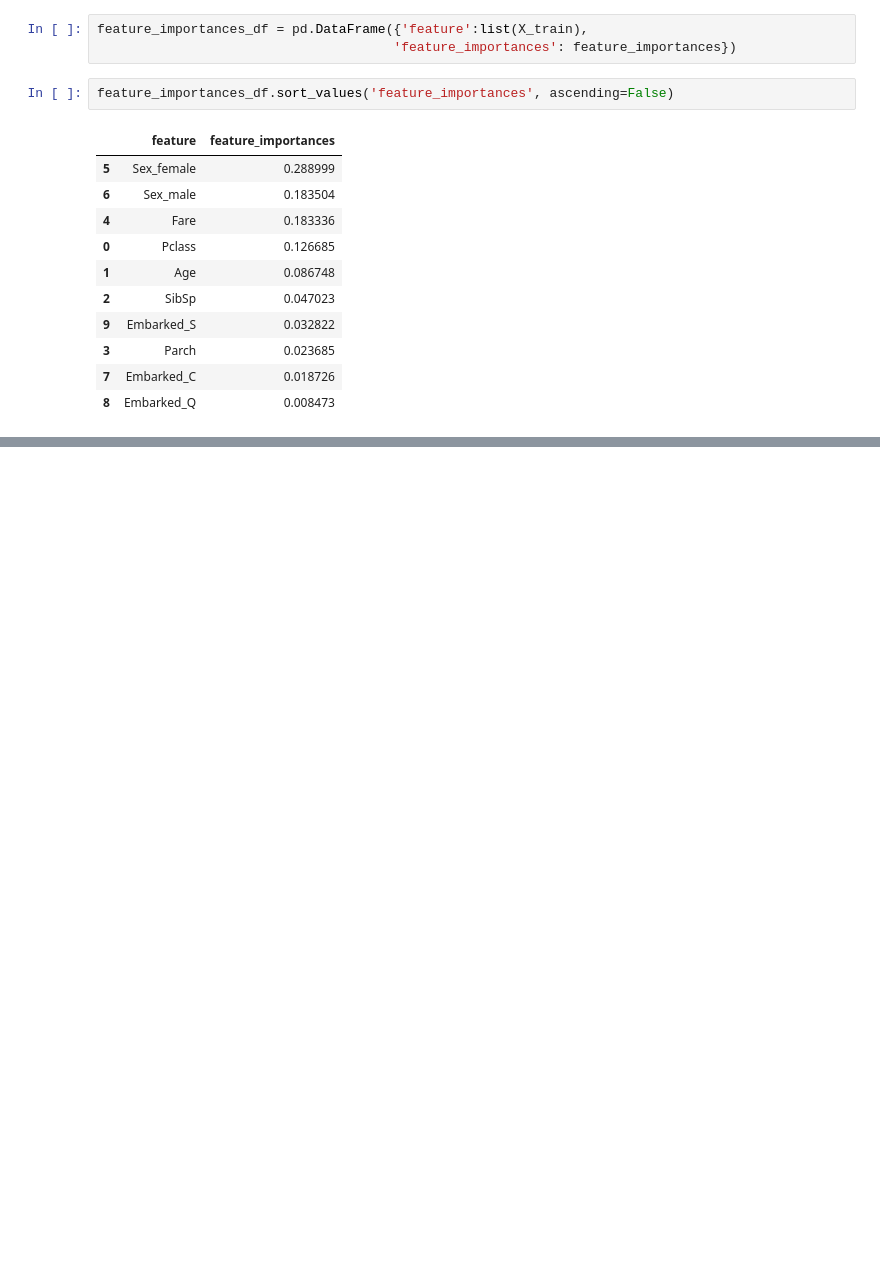
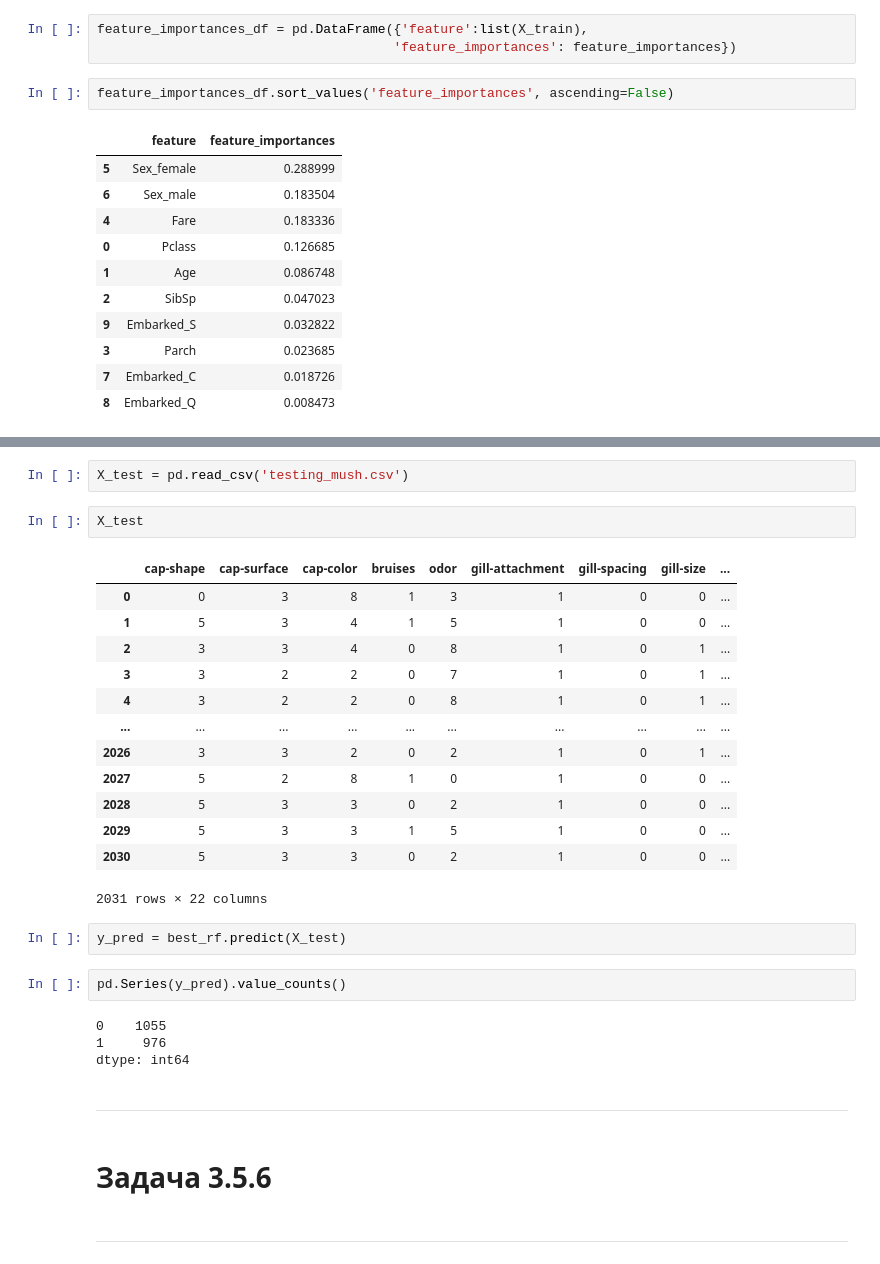
Before and after one commit to Accolyte42/Carpov_ML, a Jupyter notebook: Random Forest, Neuron nets.ipynb, the cells around one changed output, grey strips where cells are left out. Drawn from its saved outputs; the diff is of its cells as text; blank space fills up the shorter version.

```diff
--- a/Random Forest, Neuron nets.ipynb
+++ b/Random Forest, Neuron nets.ipynb
@@ -146,0 +232,32 @@ imp.sort_values('importance').plot(kind='barh', figsize=(12, 8))
+# %%
+X_test = pd.read_csv('testing_mush.csv')
+# %%
+X_test
+# %% [output]
+|  | cap-shape | cap-surface | cap-color | bruises | odor | gill-attachment | gill-spacing | gill-size | ... |
+| 0 | 0 | 3 | 8 | 1 | 3 | 1 | 0 | 0 | ... |
+| 1 | 5 | 3 | 4 | 1 | 5 | 1 | 0 | 0 | ... |
+| 2 | 3 | 3 | 4 | 0 | 8 | 1 | 0 | 1 | ... |
+| 3 | 3 | 2 | 2 | 0 | 7 | 1 | 0 | 1 | ... |
+| 4 | 3 | 2 | 2 | 0 | 8 | 1 | 0 | 1 | ... |
+| ... | ... | ... | ... | ... | ... | ... | ... | ... | ... |
+| 2026 | 3 | 3 | 2 | 0 | 2 | 1 | 0 | 1 | ... |
+| 2027 | 5 | 2 | 8 | 1 | 0 | 1 | 0 | 0 | ... |
+| 2028 | 5 | 3 | 3 | 0 | 2 | 1 | 0 | 0 | ... |
+| 2029 | 5 | 3 | 3 | 1 | 5 | 1 | 0 | 0 | ... |
+| 2030 | 5 | 3 | 3 | 0 | 2 | 1 | 0 | 0 | ... |
+2031 rows × 22 columns
+# %%
+y_pred = best_rf.predict(X_test)
+# %%
+pd.Series(y_pred).value_counts()
+# %% [output]
+0    1055
+1     976
+dtype: int64
+# %% [markdown]
+___
+# %% [markdown]
+# Задача 3.5.6
+# %% [markdown]
+___
```
Also changed, not shown: parts of 48 cells of this notebook, 3 other files.
